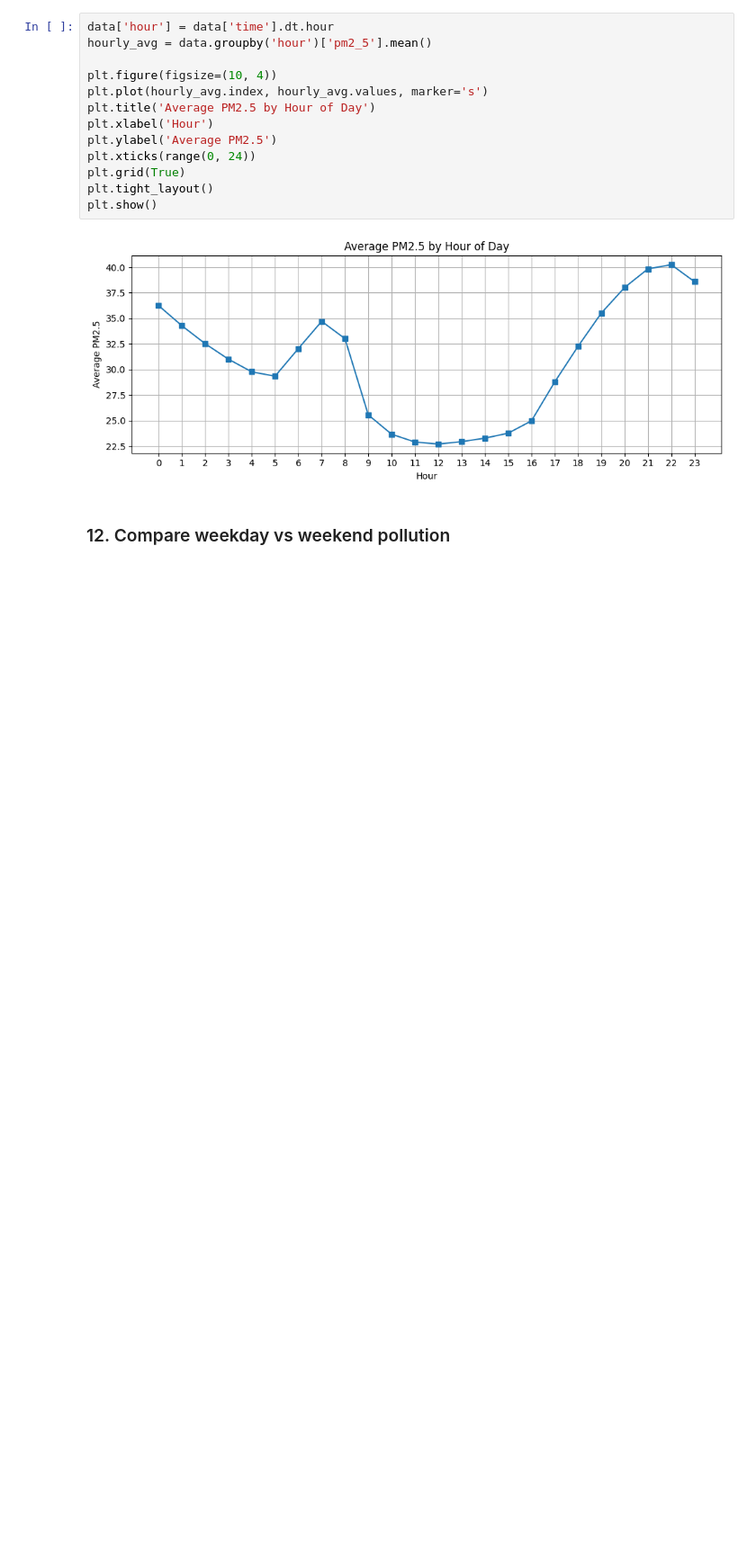
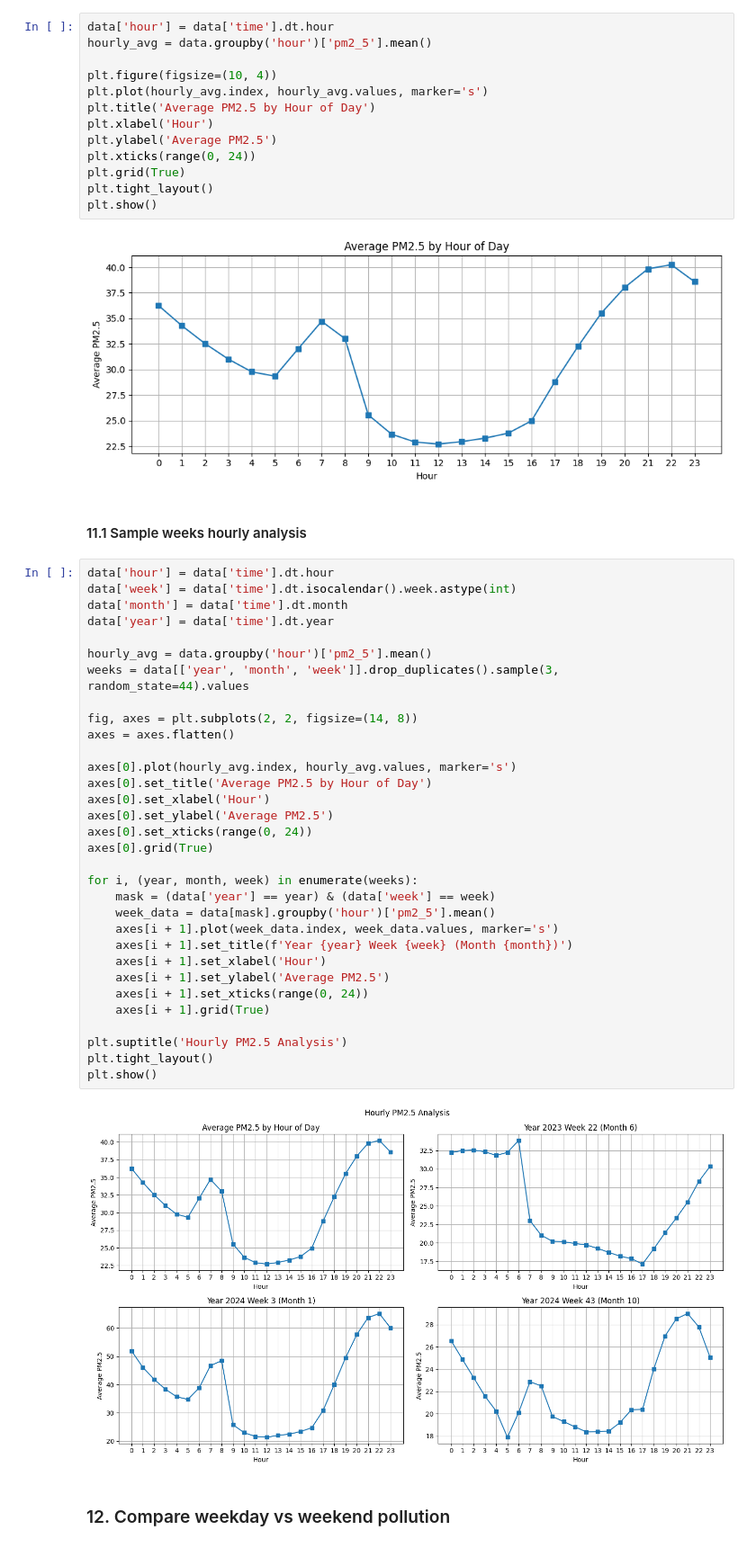
Before and after one commit to adarsha-7/pm25-forecasting, a Jupyter notebook: notebooks/eda/phase_2/7_to_12.ipynb, the cells around one changed output. Shown at 90% size. Cells and saved outputs as stored; diff of their text form; blank space fills up the shorter version.

```diff
--- a/notebooks/eda/phase_2/7_to_12.ipynb
+++ b/notebooks/eda/phase_2/7_to_12.ipynb
@@ -137,6 +141,42 @@ plt.tight_layout()
 plt.show()
 # %% [output]
 [figure]
+# %% [markdown]
+#### 11.1 Sample weeks hourly analysis
+# %%
+data['hour'] = data['time'].dt.hour
+data['week'] = data['time'].dt.isocalendar().week.astype(int)
+data['month'] = data['time'].dt.month
+data['year'] = data['time'].dt.year
+
+hourly_avg = data.groupby('hour')['pm2_5'].mean()
+weeks = data[['year', 'month', 'week']].drop_duplicates().sample(3, random_state=44).values
+
+fig, axes = plt.subplots(2, 2, figsize=(14, 8))
+axes = axes.flatten()
+
+axes[0].plot(hourly_avg.index, hourly_avg.values, marker='s')
+axes[0].set_title('Average PM2.5 by Hour of Day')
+axes[0].set_xlabel('Hour')
+axes[0].set_ylabel('Average PM2.5')
+axes[0].set_xticks(range(0, 24))
+axes[0].grid(True)
+
+for i, (year, month, week) in enumerate(weeks):
+    mask = (data['year'] == year) & (data['week'] == week)
+    week_data = data[mask].groupby('hour')['pm2_5'].mean()
+    axes[i + 1].plot(week_data.index, week_data.values, marker='s')
+    axes[i + 1].set_title(f'Year {year} Week {week} (Month {month})')
+    axes[i + 1].set_xlabel('Hour')
+    axes[i + 1].set_ylabel('Average PM2.5')
+    axes[i + 1].set_xticks(range(0, 24))
+    axes[i + 1].grid(True)
+
+plt.suptitle('Hourly PM2.5 Analysis')
+plt.tight_layout()
+plt.show()
+# %% [output]
+[figure, added]
 # %% [markdown]
 ### 12. Compare weekday vs weekend pollution
 # %%
```
Also changed, not shown: parts of 2 cells of this notebook.
